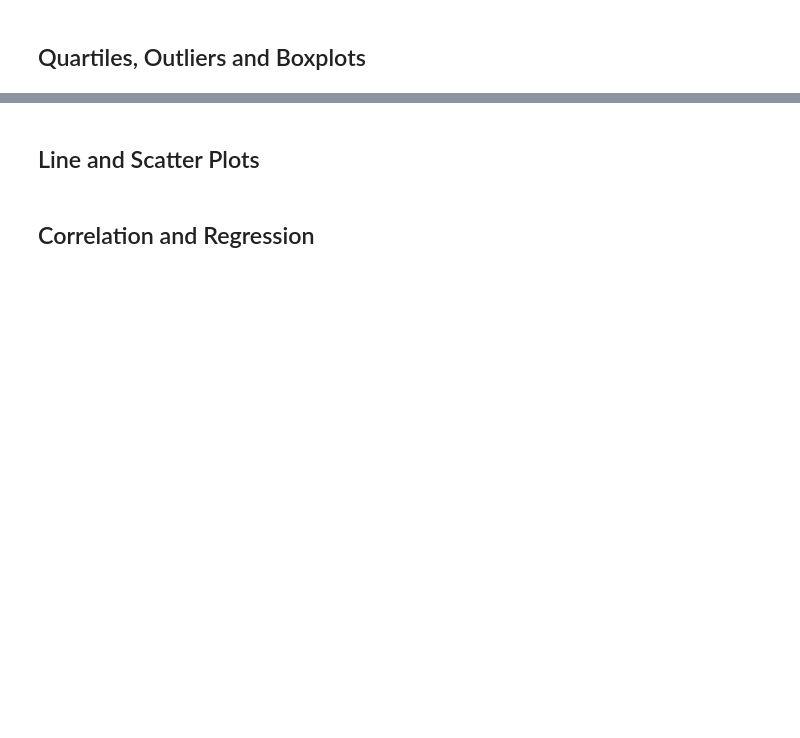
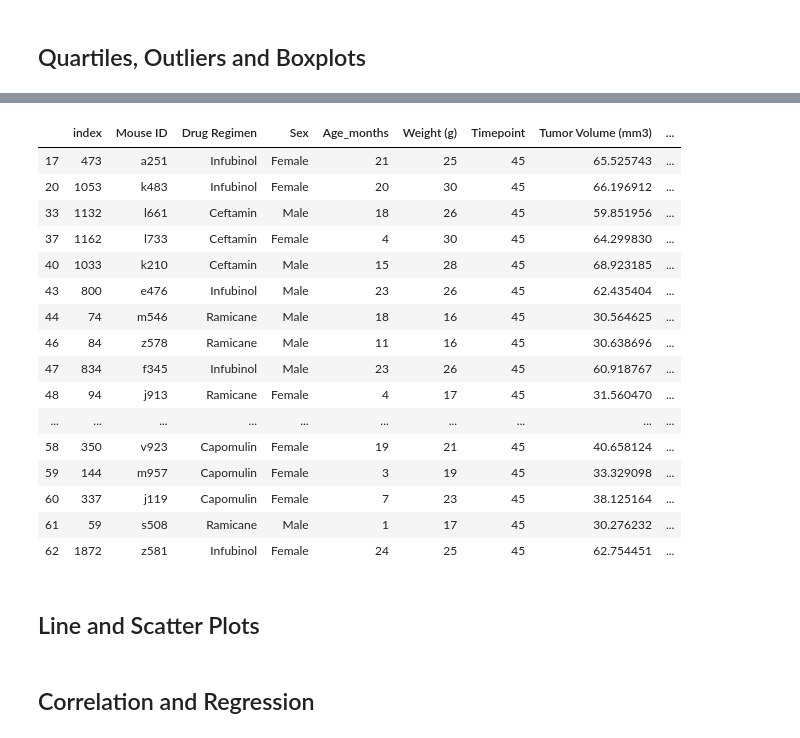
Before and after one commit to yaitouny/SMU_homework, a Jupyter notebook: 05-Matplotlib/Matplotlob - The Power of Plots/Pymaceuticals/pymaceuticals_starter.ipynb, the cells around one changed output, grey strips where cells are left out. Saved outputs shown, nothing was run; the diff lists cells and outputs as text; code cells hidden in the pictures; blank space fills up the shorter version.

```diff
--- a/05-Matplotlib/Matplotlob - The Power of Plots/Pymaceuticals/pymaceuticals_starter.ipynb
+++ b/05-Matplotlib/Matplotlob - The Power of Plots/Pymaceuticals/pymaceuticals_starter.ipynb
@@ -197,5 +225,31 @@ plt.show()
 # %%
 # Generate a box plot of the final tumor volume of each mouse across four regimens of interest
+df2.groupby(["Drug Regimen"]).tail()
+#new_list = [list[0] for list in tumors_and_drugs["Tumor Volume (mm3)"]]
+
+#plt.boxplot(tumors_and_drugs)
+#plt.title('Reaction Times at Baseball Batting Cage')
+#plt.ylabel('Reaction Time (ms)')
+#plt.show()
+#tumors_and_drugs.head()
+# %% [output]
+|  | index | Mouse ID | Drug Regimen | Sex | Age_months | Weight (g) | Timepoint | Tumor Volume (mm3) | ... |
+| 17 | 473 | a251 | Infubinol | Female | 21 | 25 | 45 | 65.525743 | ... |
+| 20 | 1053 | k483 | Infubinol | Female | 20 | 30 | 45 | 66.196912 | ... |
+| 33 | 1132 | l661 | Ceftamin | Male | 18 | 26 | 45 | 59.851956 | ... |
+| 37 | 1162 | l733 | Ceftamin | Female | 4 | 30 | 45 | 64.299830 | ... |
+| 40 | 1033 | k210 | Ceftamin | Male | 15 | 28 | 45 | 68.923185 | ... |
+| 43 | 800 | e476 | Infubinol | Male | 23 | 26 | 45 | 62.435404 | ... |
+| 44 | 74 | m546 | Ramicane | Male | 18 | 16 | 45 | 30.564625 | ... |
+| 46 | 84 | z578 | Ramicane | Male | 11 | 16 | 45 | 30.638696 | ... |
+| 47 | 834 | f345 | Infubinol | Male | 23 | 26 | 45 | 60.918767 | ... |
+| 48 | 94 | j913 | Ramicane | Female | 4 | 17 | 45 | 31.560470 | ... |
+| ... | ... | ... | ... | ... | ... | ... | ... | ... | ... |
+| 58 | 350 | v923 | Capomulin | Female | 19 | 21 | 45 | 40.658124 | ... |
+| 59 | 144 | m957 | Capomulin | Female | 3 | 19 | 45 | 33.329098 | ... |
+| 60 | 337 | j119 | Capomulin | Female | 7 | 23 | 45 | 38.125164 | ... |
+| 61 | 59 | s508 | Ramicane | Male | 1 | 17 | 45 | 30.276232 | ... |
+| 62 | 1872 | z581 | Infubinol | Female | 24 | 25 | 45 | 62.754451 | ... |
 # %% [markdown]
 ## Line and Scatter Plots
 # %%
```
Also changed, not shown: parts of 4 cells of this notebook, 1 other file.
